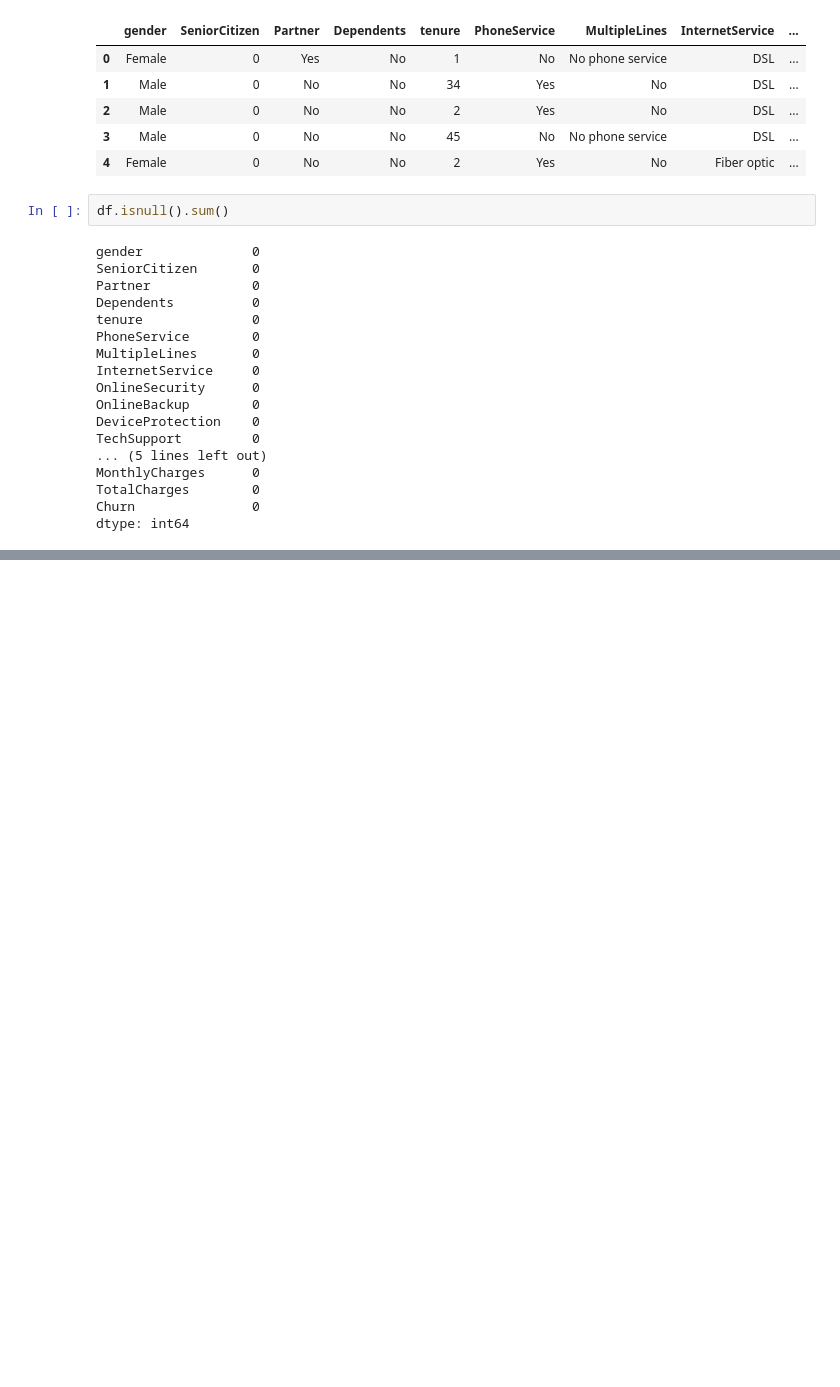
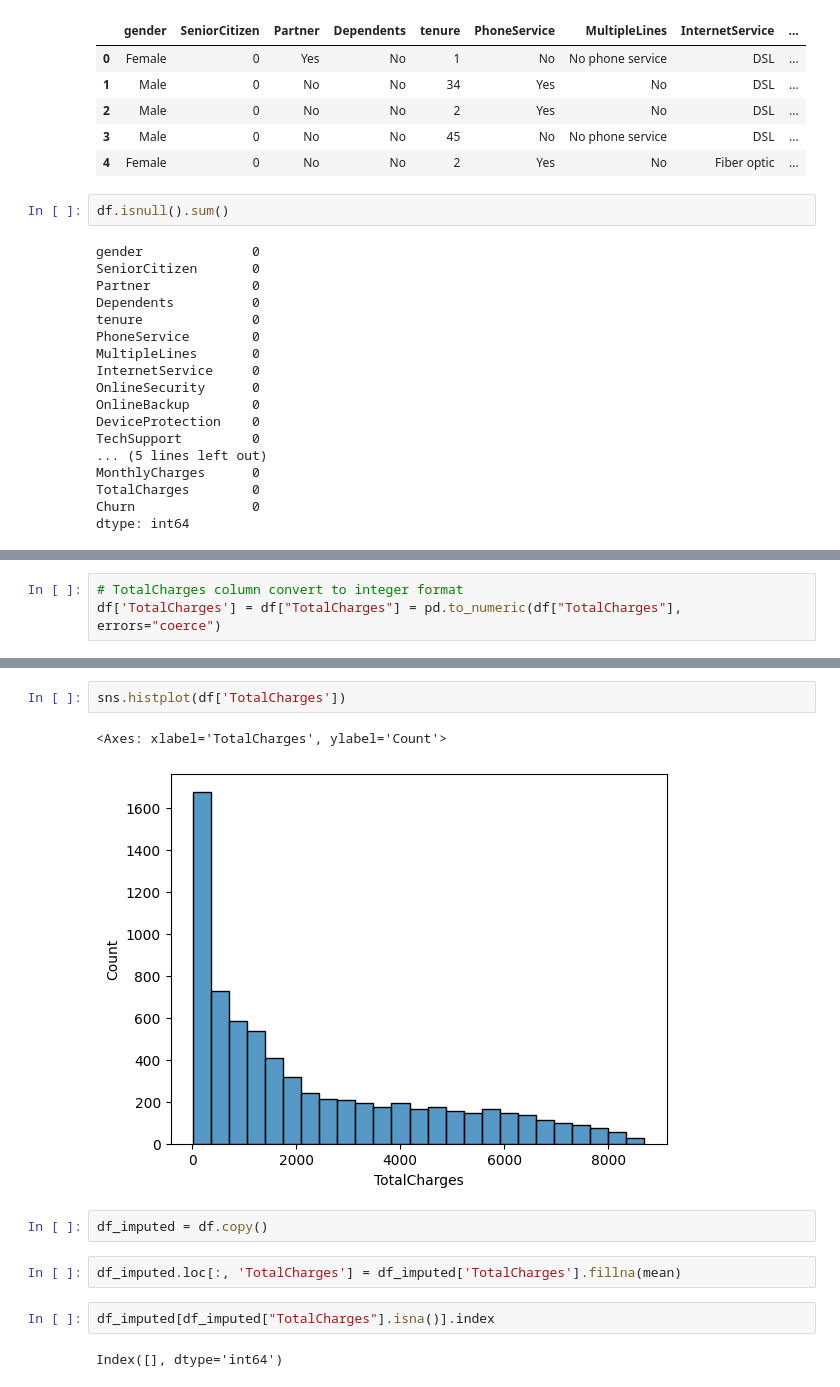
Before and after one commit to Tenura2001/Advanced_Telco_Customer_Churn_Prediction, a Jupyter notebook: data/0_handle_missing_value.ipynb, the cells around one changed output, grey strips where cells are left out. Cells and saved outputs as stored; diff of their text form; blank space fills up the shorter version.

```diff
--- a/data/0_handle_missing_value.ipynb
+++ b/data/0_handle_missing_value.ipynb
@@ -87,0 +96,3 @@ dtype: int64
+# %%
+# TotalCharges column convert to integer format
+df['TotalCharges'] = df["TotalCharges"] = pd.to_numeric(df["TotalCharges"], errors="coerce")
@@ -87,0 +133,13 @@ dtype: int64
+# %%
+sns.histplot(df['TotalCharges'])
+# %% [output]
+<Axes: xlabel='TotalCharges', ylabel='Count'>
+[figure, added]
+# %%
+df_imputed = df.copy()
+# %%
+df_imputed.loc[:, 'TotalCharges'] = df_imputed['TotalCharges'].fillna(mean)
+# %%
+df_imputed[df_imputed["TotalCharges"].isna()].index
+# %% [output]
+Index([], dtype='int64')
```
Also changed, not shown: parts of 8 cells of this notebook, 2 other files.
